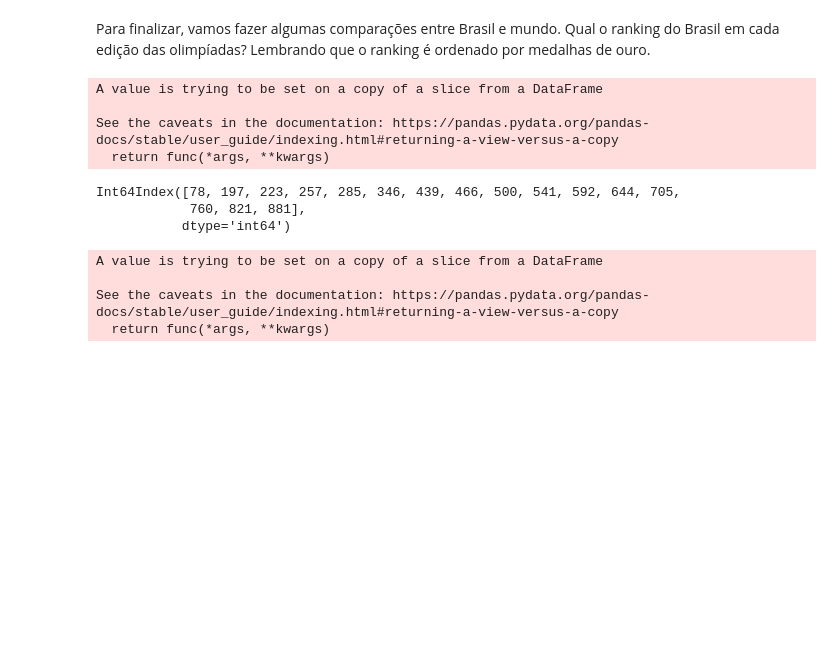
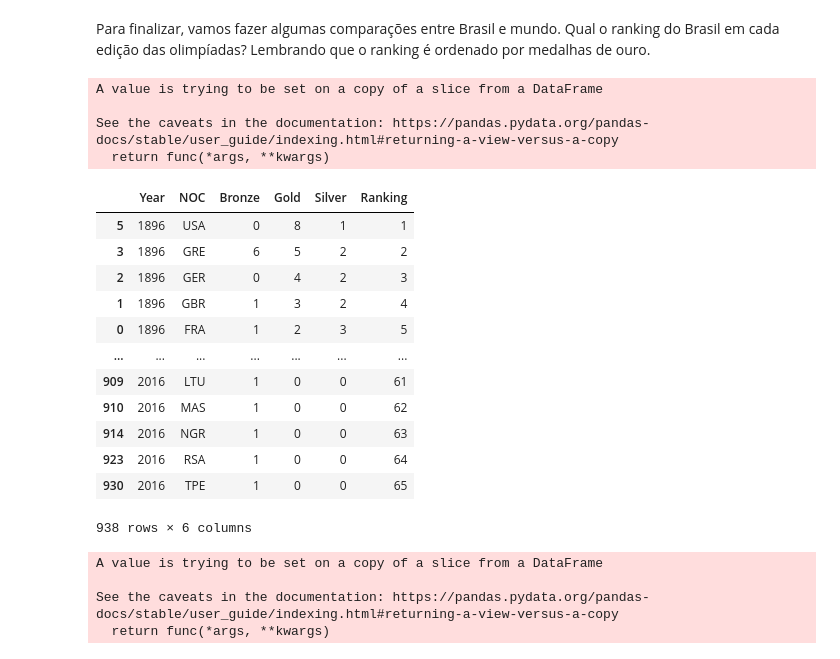
Before and after one commit to VictorBTaveira/Projeto-2-Pandas, a Jupyter notebook: Projeto - Pandas .ipynb, the cells around one changed output. Cells and saved outputs as stored; diff of their text form; code cells hidden in the pictures; blank space fills up the shorter version.

```diff
--- a/Projeto - Pandas .ipynb
+++ b/Projeto - Pandas .ipynb
@@ -499,27 +499,41 @@ Para finalizar, vamos fazer algumas comparações entre Brasil e mundo. Qual o r
 # %%
 df_ajustado = df[~df['Medal'].isna()]
 df_ajustado.drop_duplicates(subset=['Event','Games'], keep = 'first', inplace = True)
 df_ajustado = df_ajustado[df_ajustado['Season'] == 'Summer']
 
 df_qdro_med_ano = df_ajustado.groupby(['Year', 'NOC', 'Medal']).size().unstack('Medal').reset_index().fillna(0)
 
 df_qdro_med_ano[['Gold','Silver','Bronze']] = df_qdro_med_ano[['Gold','Silver','Bronze']].astype('int16')
 
 
 df_qdro_med_ano.sort_values(by=['Year', 'Gold', 'Silver', 'Bronze'],
                                 ascending=[True, False, False, False], inplace=True)
 
 df_qdro_med_ano['Ranking'] = df_qdro_med_ano.groupby(by='Year').cumcount()+1
 
-df_qdro_med_ano.loc[df_qdro_med_ano.NOC == 'BRA'].
+
+df_qdro_med_ano.columns.names = ['']
+
+df_qdro_med_ano
+#df_qdro_med_ano.loc[df_qdro_med_ano.NOC == 'BRA'].reset_index().index.names = ['']
 # %% [output]
 A value is trying to be set on a copy of a slice from a DataFrame
 
 See the caveats in the documentation: https://pandas.pydata.org/pandas-docs/stable/user_guide/indexing.html#returning-a-view-versus-a-copy
   return func(*args, **kwargs)
+|  | Year | NOC | Bronze | Gold | Silver | Ranking |
+| 5 | 1896 | USA | 0 | 8 | 1 | 1 |
+| 3 | 1896 | GRE | 6 | 5 | 2 | 2 |
+| 2 | 1896 | GER | 0 | 4 | 2 | 3 |
+| 1 | 1896 | GBR | 1 | 3 | 2 | 4 |
+| 0 | 1896 | FRA | 1 | 2 | 3 | 5 |
+| ... | ... | ... | ... | ... | ... | ... |
+| 909 | 2016 | LTU | 1 | 0 | 0 | 61 |
+| 910 | 2016 | MAS | 1 | 0 | 0 | 62 |
+| 914 | 2016 | NGR | 1 | 0 | 0 | 63 |
+| 923 | 2016 | RSA | 1 | 0 | 0 | 64 |
+| 930 | 2016 | TPE | 1 | 0 | 0 | 65 |
-Int64Index([78, 197, 223, 257, 285, 346, 439, 466, 500, 541, 592, 644, 705,
-            760, 821, 881],
-           dtype='int64')
+938 rows × 6 columns
 # %%
 
 
```
